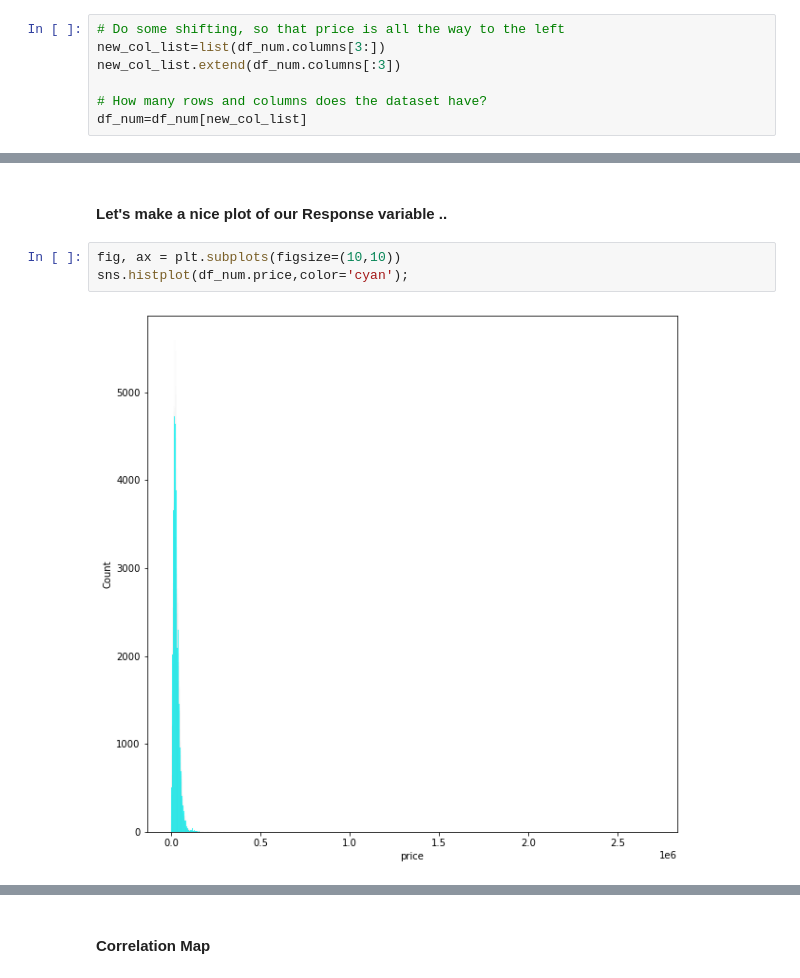
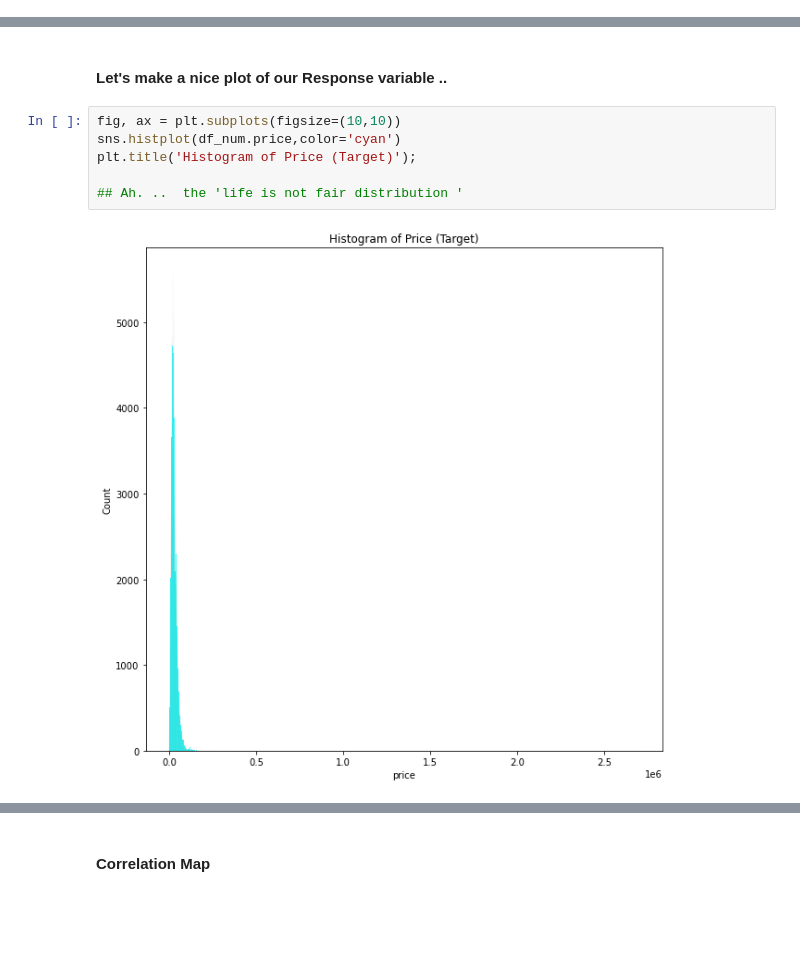
Before and after one commit to julialintern/intro_to_machine_learning, a Jupyter notebook: 02-intro-to-regression-used-car.ipynb, the cells around one changed output, grey strips where cells are left out. Drawn from its saved outputs; the diff is of its cells as text; blank space fills up the shorter version.

```diff
--- a/02-intro-to-regression-used-car.ipynb
+++ b/02-intro-to-regression-used-car.ipynb
@@ -176,13 +200,6 @@ new_col_list.extend(df_num.columns[:-4])
 
 # How many rows and columns does the dataset have?
 df_num=df_num[new_col_list]
-# %%
-# Do some shifting, so that price is all the way to the left
-new_col_list=list(df_num.columns[3:])
-new_col_list.extend(df_num.columns[:3])
-
-# How many rows and columns does the dataset have?
-df_num=df_num[new_col_list]
 # %%
 pd.set_option('display.max_columns', 500)
 
@@ -216,9 +233,12 @@ What are the correlations between the predictive features & price?
 #### Let's make a nice plot of our Response variable ..
 # %%
 fig, ax = plt.subplots(figsize=(10,10))
-sns.histplot(df_num.price,color='cyan');
+sns.histplot(df_num.price,color='cyan')
+plt.title('Histogram of Price (Target)');
+
+## Ah. ..  the 'life is not fair distribution '
 # %% [output]
-[figure, old version]
+[figure, new version]
 # %%
 # View the correlations
 df_num.corr()
```
Also changed, not shown: parts of 45 cells of this notebook, 1 other file.
